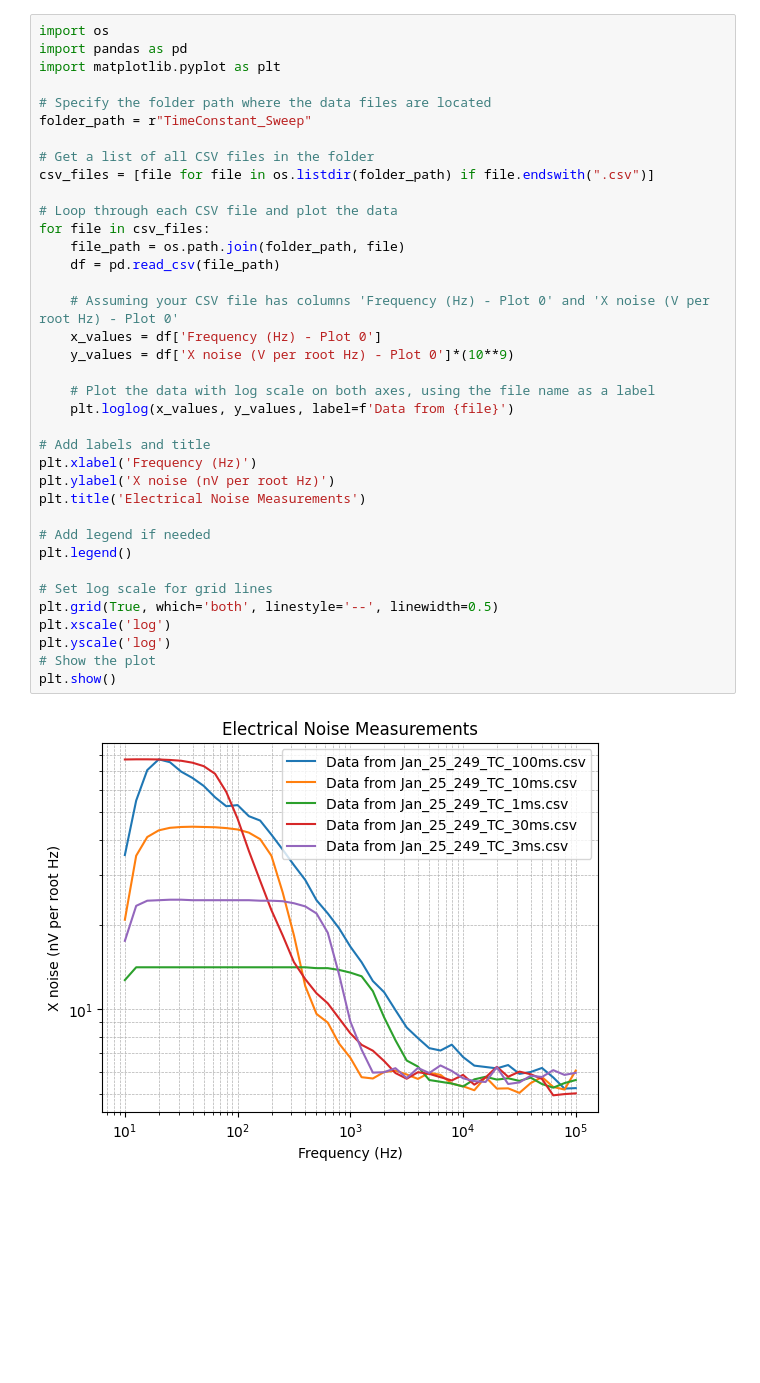
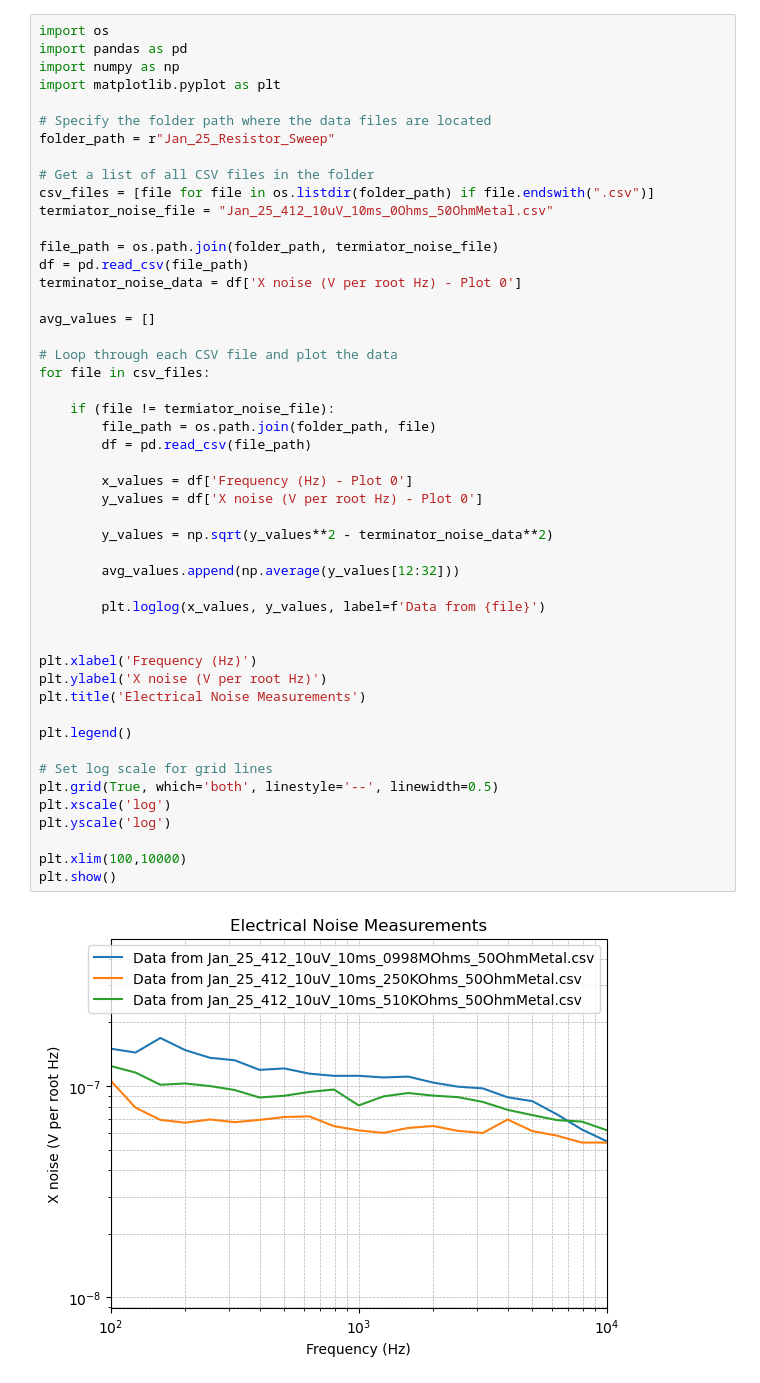
Before and after one commit to JackMacaulay/Advanced-Engineering-Physics-Lab, a Jupyter notebook: Electrical_Noise/sensitivity_plotting.ipynb, the cells around one changed output. Drawn from its saved outputs; the diff is of its cells as text; blank space fills up the shorter version.

```diff
--- a/Electrical_Noise/sensitivity_plotting.ipynb
+++ b/Electrical_Noise/sensitivity_plotting.ipynb
@@ -1,39 +1,51 @@
 # %%
 import os
 import pandas as pd
+import numpy as np
 import matplotlib.pyplot as plt
 
 # Specify the folder path where the data files are located
-folder_path = r"TimeConstant_Sweep"
+folder_path = r"Jan_25_Resistor_Sweep"
 
 # Get a list of all CSV files in the folder
 csv_files = [file for file in os.listdir(folder_path) if file.endswith(".csv")]
+termiator_noise_file = "Jan_25_412_10uV_10ms_0Ohms_50OhmMetal.csv"
+
+file_path = os.path.join(folder_path, termiator_noise_file)
+df = pd.read_csv(file_path)
+terminator_noise_data = df['X noise (V per root Hz) - Plot 0']
+
+avg_values = []
 
 # Loop through each CSV file and plot the data
 for file in csv_files:
-    file_path = os.path.join(folder_path, file)
-    df = pd.read_csv(file_path)
 
-    # Assuming your CSV file has columns 'Frequency (Hz) - Plot 0' and 'X noise (V per root Hz) - Plot 0'
-    x_values = df['Frequency (Hz) - Plot 0']
-    y_values = df['X noise (V per root Hz) - Plot 0']*(10**9)
+    if (file != termiator_noise_file):
+        file_path = os.path.join(folder_path, file)
+        df = pd.read_csv(file_path)
 
-    # Plot the data with log scale on both axes, using the file name as a label
-    plt.loglog(x_values, y_values, label=f'Data from {file}')
+        x_values = df['Frequency (Hz) - Plot 0']
+        y_values = df['X noise (V per root Hz) - Plot 0']
 
-# Add labels and title
+        y_values = np.sqrt(y_values**2 - terminator_noise_data**2)
+
+        avg_values.append(np.average(y_values[12:32]))
+
+        plt.loglog(x_values, y_values, label=f'Data from {file}')
+
+
 plt.xlabel('Frequency (Hz)')
-plt.ylabel('X noise (nV per root Hz)')
+plt.ylabel('X noise (V per root Hz)')
 plt.title('Electrical Noise Measurements')
 
-# Add legend if needed
 plt.legend()
 
 # Set log scale for grid lines
 plt.grid(True, which='both', linestyle='--', linewidth=0.5)
 plt.xscale('log')
 plt.yscale('log')
-# Show the plot
+
+plt.xlim(100,10000)
 plt.show()
 # %% [output]
-[figure, old version]
+[figure, new version]
```
Also changed, not shown: parts of 2 cells of this notebook, 11 other files.
